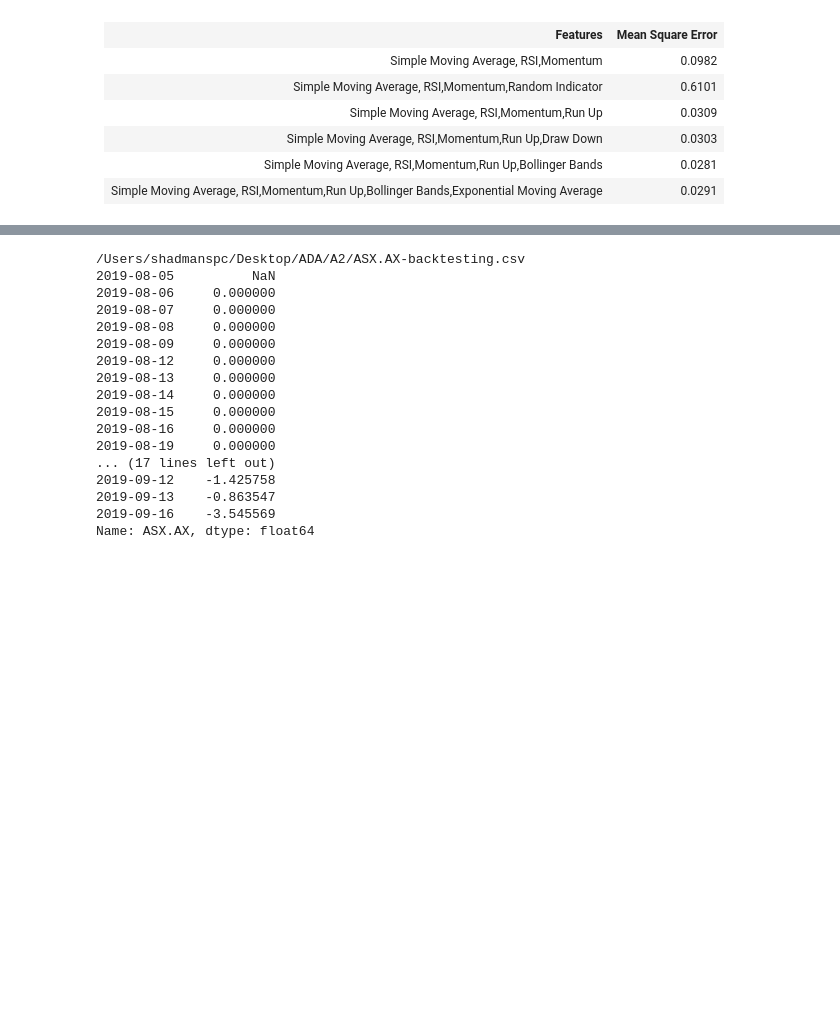
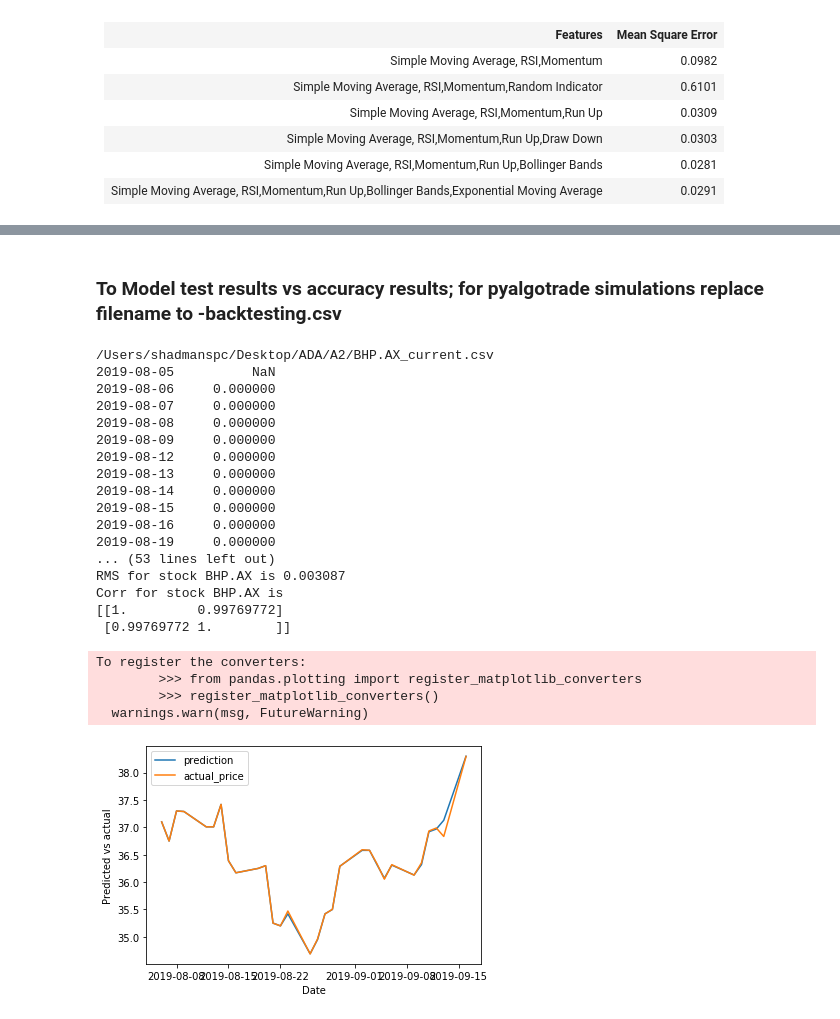
Before and after one commit to Shadman191411903/UTS_ML2019_ID13000029, a Jupyter notebook: A2/ExtendedModelV2.ipynb, the cells around one changed output, grey strips where cells are left out. Cells and saved outputs as stored; diff of their text form; code cells hidden in the pictures; blank space fills up the shorter version.

```diff
--- a/A2/ExtendedModelV2.ipynb
+++ b/A2/ExtendedModelV2.ipynb
@@ -786,8 +786,16 @@ Date
+# %% [markdown]
+<h3 style="red">To Model test results vs accuracy results; for pyalgotrade simulations replace filename to -backtesting.csv
+</h3>
 # %%
+import matplotlib.pyplot as plt
+ls=["prediction","actual_price"]
+
+
 #get the current data frame again and change its name
+#for backtesting-chane it file_name = download_dir + "/"+ s + '-backtesting'+'.csv'
 raw_current_data = {}
 for s in stocks_clone:
-    file_name = download_dir + "/"+ s + '-backtesting'+'.csv'
+    file_name = download_dir + "/"+ s + '_current'+'.csv'
     print(file_name)
     if(os.path.isfile(file_name)) :
 
@@ -867,46 +875,90 @@ def predictVerify(individual, days=1):
                         verify_dataframe['close'][key][next_day], ft,
                         verify_dataframe['close'][key][next_day] - ft))
                 error = error + np.square(verify_dataframe['close'
                         ][key][next_day] - ft)
 
                 # replacing the close price with the one predicted
 
                 verify_dataframe['close'][key][next_day] = ft
                 count = count + 1
                 per_stock_count = per_stock_count + 1
 
     # dividing by total count gives the mean square error, which we wanted to minimize
 
     return (error / count, prediction_series)
 
 
-prediction_series_verify = predictVerify(hof[0],days=5)
-verify_dataframe['close']=verify_dataframe['close'].fillna(verify_dataframe['close'].mean())
+error_in_predicion, prediction_series = predictVerify(hof[0])
+    #print("Mean Square Prediction error is: %s" %(error_in_predicion))
 
-#print("verfiy")
-#print(verify_dataframe['close'])
-#print("======")
-#print(current_data)
-verify_dataframeClose=verify_dataframe['open']
+
+    #getStocks=prediction_series[:,1]
+prediction = np.asarray(prediction_series)
+error_in_predicion, prediction_series = predictVerify(hof[0])
+stocks = set(prediction[:,0])
 #print(type(verify_dataframe['ASX.AX']))
+for stocki in stocks:
+          p_stock = prediction[np.where(prediction[:,0] == stocki)]
+
+
+          predictionValues=  p_stock[:,2:4]
+          predY=p_stock[:,2]
+          actualY=p_stock[:,3]
+			#predictionStock=prediction[:,1]
+          dates=p_stock[:,1:2]
+
+
+          print ("RMS for stock %s is %f" %(stocki ,error_in_predicion))
+
+          #Correlation Coefficient
+          floatPred=predY.astype(float)
+          floatActual=actualY.astype(float)
+          Corr = np.corrcoef(floatPred,floatActual)
+          print  ("Corr for stock %s is "%stocki)
+          print  (Corr)
+
+          writer = csv.writer(open('RMS'+stocki+ '.csv', 'w'), delimiter=',')
+
+
+          row_to_enter = ['corr', Corr]
+          writer.writerow(row_to_enter)
+          writer = csv.writer(open('Predicted vs actual'+stocki+ '.csv', 'w'), delimiter=',')
+          rowHead=['Date','Predicted','Actual','Accuracy']
+          writer.writerow(rowHead)
+          for i in range(0,predY.shape[0]):
+
+                    row_to_enter = [dates[i],predY[i], actualY[i],actualY[i]/predY[i]]
+                    writer.writerow(row_to_enter)
+          plt.clf()
+          plt.plot(dates, predictionValues)
+          plt.legend(ls)
+          plt.ylabel('Predicted vs actual')
+          plt.xlabel('Date')
+
+          plt.savefig('prediction %s vs actual.pdf'%stocki, format='pdf')
 # %% [output]
-/Users/shadmanspc/Desktop/ADA/A2/ASX.AX-backtesting.csv
+/Users/shadmanspc/Desktop/ADA/A2/BHP.AX_current.csv
 2019-08-05          NaN
 2019-08-06     0.000000
 2019-08-07     0.000000
 2019-08-08     0.000000
 2019-08-09     0.000000
 2019-08-12     0.000000
 2019-08-13     0.000000
 2019-08-14     0.000000
 2019-08-15     0.000000
 2019-08-16     0.000000
 2019-08-19     0.000000
-... (17 lines left out)
-2019-09-12    -1.425758
-2019-09-13    -0.863547
-2019-09-16    -3.545569
-Name: ASX.AX, dtype: float64
+... (53 lines left out)
+RMS for stock BHP.AX is 0.003087
+Corr for stock BHP.AX is
+[[1.         0.99769772]
+ [0.99769772 1.        ]]
+To register the converters:
+        >>> from pandas.plotting import register_matplotlib_converters
+        >>> register_matplotlib_converters()
+  warnings.warn(msg, FutureWarning)
+[figure, added]
 # %%
 class TradingStrategy(strategy.BacktestingStrategy):
 
```
Also changed, not shown: parts of 7 cells of this notebook, 21 other files.
